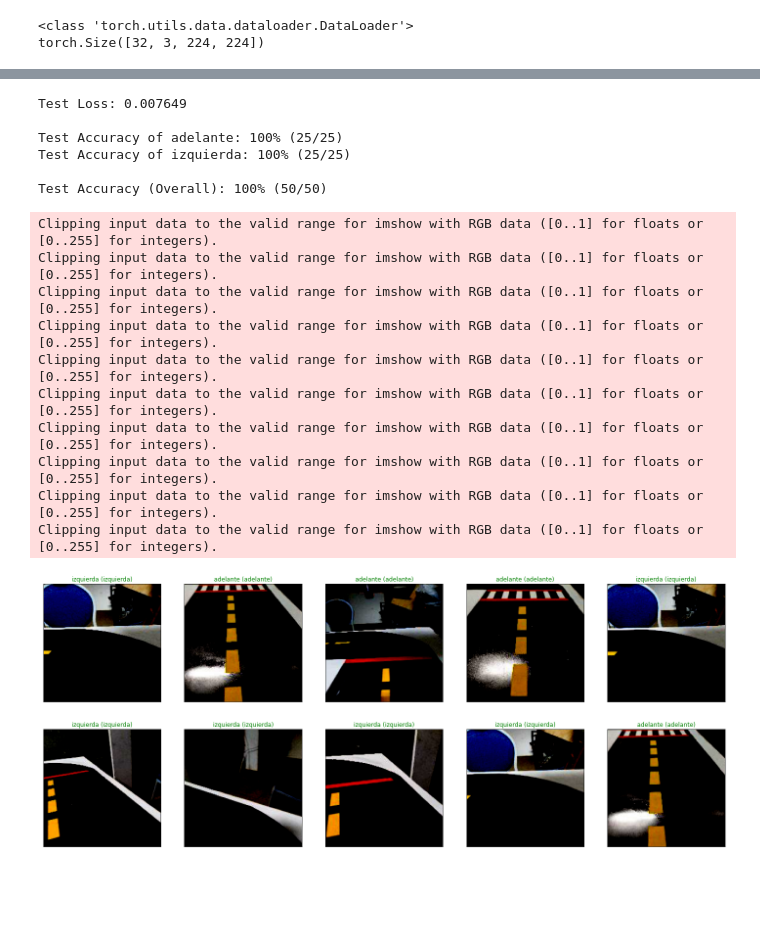
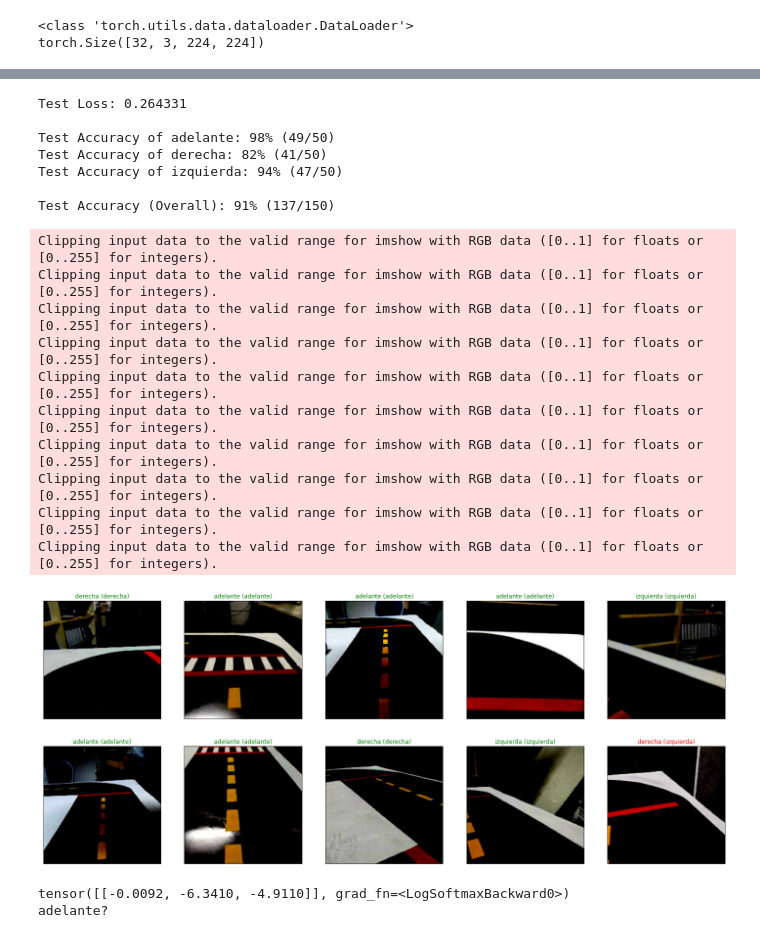
Before and after one commit to JelchLi/visionProyectoFinal, a Jupyter notebook: CNN_direccion.ipynb, the cells around one changed output, grey strips where cells are left out. Cells and saved outputs as stored; diff of their text form; code cells hidden in the pictures; blank space fills up the shorter version.

```diff
--- a/CNN_direccion.ipynb
+++ b/CNN_direccion.ipynb
@@ -224,15 +248,15 @@ class DeepCNN(nn.Module):
     def __init__(self):
         super(DeepCNN, self).__init__()
         # Capas convolucionales
-        self.conv1 = nn.Conv2d(3, 16, 3)
-        self.conv2 = nn.Conv2d(16, 32, 3)
-        self.conv3 = nn.Conv2d(32, 64, 3)
+        self.conv1 = nn.Conv2d(3, 8, 3)
+        self.conv2 = nn.Conv2d(8, 16, 3)
+        self.conv3 = nn.Conv2d(16, 32, 3)
         # Capas de pooling
         self.pool = nn.MaxPool2d(2, 2)
         # Capas totalmente conectadas
-        self.fc1 = nn.Linear(64 * 26 * 26, 256)
-        self.fc2 = nn.Linear(256, 128)
-        self.fc3 = nn.Linear(128, 2)
+        self.fc1 = nn.Linear(32 * 26 * 26, 128)
+        self.fc2 = nn.Linear(128, 64)
+        self.fc3 = nn.Linear(64, 3)
 
     def forward(self, x):
         # Convolucionales + Pooling
@@ -261 +285,4 @@ DeepCNN(
 )
+# %%
+stateDictCS = torch.load('saved models/checkpointDeepCNN.pth')
+modelDeep.load_state_dict(stateDictCS)
@@ -470,8 +502,8 @@ graph_all(vg, vg_accur, vg_loss, tg, tg_accur, tg_loss)
 # %%
 # initialize tensor and lists to monitor test loss and accuracy
 test_loss = torch.zeros(1)
-class_correct = list(0. for i in range(2))
-class_total = list(0. for i in range(2))
+class_correct = list(0. for i in range(3))
+class_total = list(0. for i in range(3))
 
 modelDeep.to(torch.device("cpu"))
 
@@ -502,7 +534,7 @@ for batch_i, data in enumerate(testloader):
 
     # calculate test accuracy for *each* object class
     # we get the scalar value of correct items for a class, by calling `correct[i].item()`
-    for i in range(5):
+    for i in range(10):
         label = labels.data[i]
         class_correct[label] += correct[i].item()
         class_total[label] += 1
@@ -510,7 +542,7 @@ for batch_i, data in enumerate(testloader):
 
 print('Test Loss: {:.6f}\n'.format(test_loss.numpy()[0]))
 
-for i in range(2):
+for i in range(3):
     if class_total[i] > 0:
         print('Test Accuracy of %5s: %2d%% (%2d/%2d)' % (
             class_names[i], 100 * class_correct[i] / class_total[i],
@@ -523,37 +555,38 @@ print('\nTest Accuracy (Overall): %2d%% (%2d/%2d)' % (
     100. * np.sum(class_correct) / np.sum(class_total),
     np.sum(class_correct), np.sum(class_total)))
 # %% [output]
-Test Loss: 0.007649
+Test Loss: 0.264331
 
-Test Accuracy of adelante: 100% (25/25)
-Test Accuracy of izquierda: 100% (25/25)
+Test Accuracy of adelante: 98% (49/50)
+Test Accuracy of derecha: 82% (41/50)
+Test Accuracy of izquierda: 94% (47/50)
 
-Test Accuracy (Overall): 100% (50/50)
+Test Accuracy (Overall): 91% (137/150)
 # %%
 # obtain one batch of test images
 dataiter = iter(testloader)
 images, labels = next(dataiter)
 # get predictions
 preds = np.squeeze(modelDeep(images).data.max(1, keepdim=True)[1].numpy())
 images = images.permute(0, 2, 3, 1)
 images = images.numpy()
 
 # plot the images in the batch, along with predicted and true labels
 fig = plt.figure(figsize=(25, 10))
 for idx in np.arange(10):
-    ax = fig.add_subplot(2, int(5), idx+1, xticks=[], yticks=[])
+    ax = fig.add_subplot(2, 5, idx+1, xticks=[], yticks=[])
     ax.imshow(np.squeeze(images[idx]), cmap='gray')
     ax.set_title("{} ({})".format(class_names[preds[idx]], class_names[labels[idx]]),
                  color=("green" if preds[idx]==labels[idx] else "red"))
 # %% [output]
 Clipping input data to the valid range for imshow with RGB data ([0..1] for floats or [0..255] for integers).
 Clipping input data to the valid range for imshow with RGB data ([0..1] for floats or [0..255] for integers).
 Clipping input data to the valid range for imshow with RGB data ([0..1] for floats or [0..255] for integers).
 Clipping input data to the valid range for imshow with RGB data ([0..1] for floats or [0..255] for integers).
 Clipping input data to the valid range for imshow with RGB data ([0..1] for floats or [0..255] for integers).
 Clipping input data to the valid range for imshow with RGB data ([0..1] for floats or [0..255] for integers).
 Clipping input data to the valid range for imshow with RGB data ([0..1] for floats or [0..255] for integers).
 Clipping input data to the valid range for imshow with RGB data ([0..1] for floats or [0..255] for integers).
 Clipping input data to the valid range for imshow with RGB data ([0..1] for floats or [0..255] for integers).
 Clipping input data to the valid range for imshow with RGB data ([0..1] for floats or [0..255] for integers).
-[figure, old version]
+[figure, new version]
@@ -559,0 +595,38 @@ Clipping input data to the valid range for imshow with RGB data ([0..1] for floa
+# %%
+pathder = "std_dataset/test/derecha/img0.jpg"
+pathizq = "std_dataset/test/izquierda/img0.jpg"
+pathadel = "std_dataset/test/adelante/img3.jpg"
+
+# Preparar la imagen (sustituye 'imagen' con tu imagen real)
+imagender = Image.open(pathder)  # cargar y preparar la imagen
+imagenadel = Image.open(pathadel)  # cargar y preparar la imagen
+imagenizq = Image.open(pathizq)  # cargar y preparar la imagen
+
+transform = transforms.Compose([
+    transforms.Resize((224, 224)),  # Ajusta el tamaño de la imagen según sea necesario
+    transforms.ToTensor()  # Convierte la imagen a un tensor
+])
+
+imagender = transform(imagender)
+imagenadel = transform(imagenadel)
+imagenizq = transform(imagenizq)
+
+# Obtener la predicción
+prediccion = modelDeep.forward(imagenadel.unsqueeze(0))  # Añadir una dimensión de lote (batch)
+
+# Recolectar la predicción
+etiquetas_clase = ['adelante', 'derecha', 'izquierda']  # Definir las etiquetas de clase
+print(prediccion)
+indice_prediccion = torch.argmax(prediccion, dim=1).item()
+clase_predicha = etiquetas_clase[indice_prediccion]
+
+# Aplicar la lógica condicional
+if clase_predicha == 'adelante':
+    print("adelante?")  # Llamar a la función adelante()
+if clase_predicha == 'izquierda':
+    print("izq?")  # Llamar a la función adelante()
+if clase_predicha == 'derecha':
+    print("derecha?")  # Llamar a la función adelante()
+# %% [output]
+tensor([[-0.0092, -6.3410, -4.9110]], grad_fn=<LogSoftmaxBackward0>)
+adelante?
```
Also changed, not shown: parts of 23 cells of this notebook.
